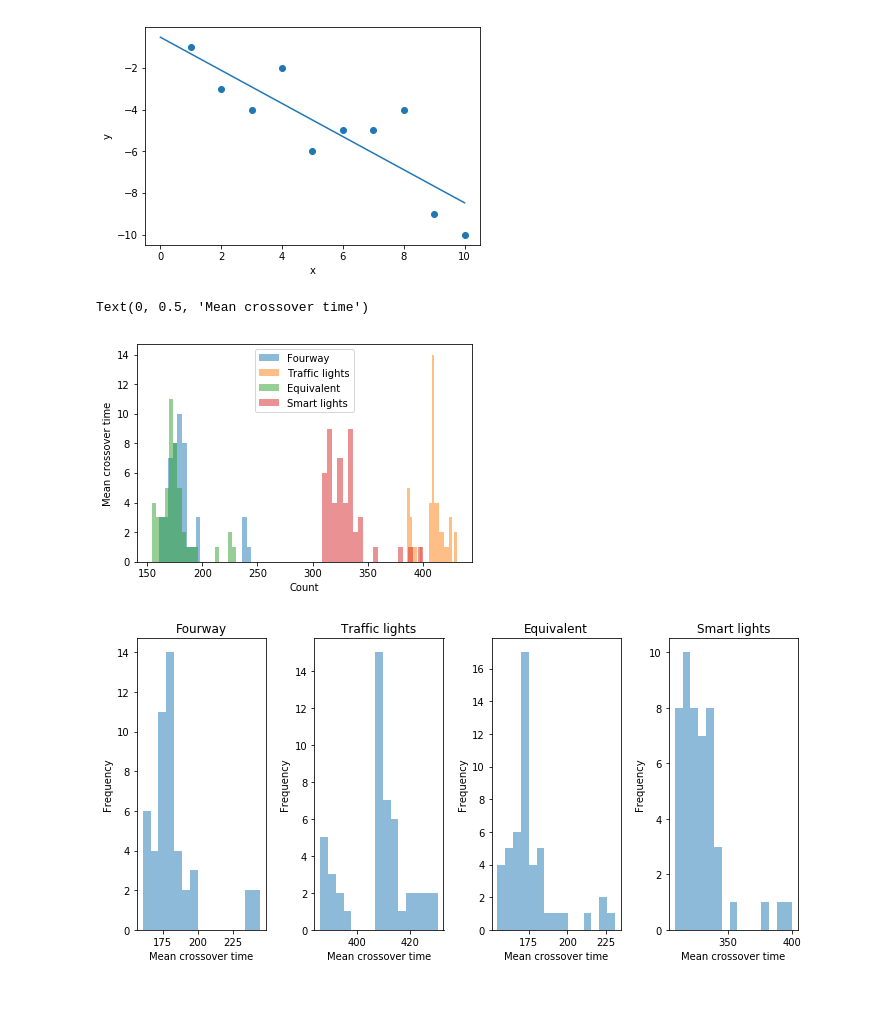
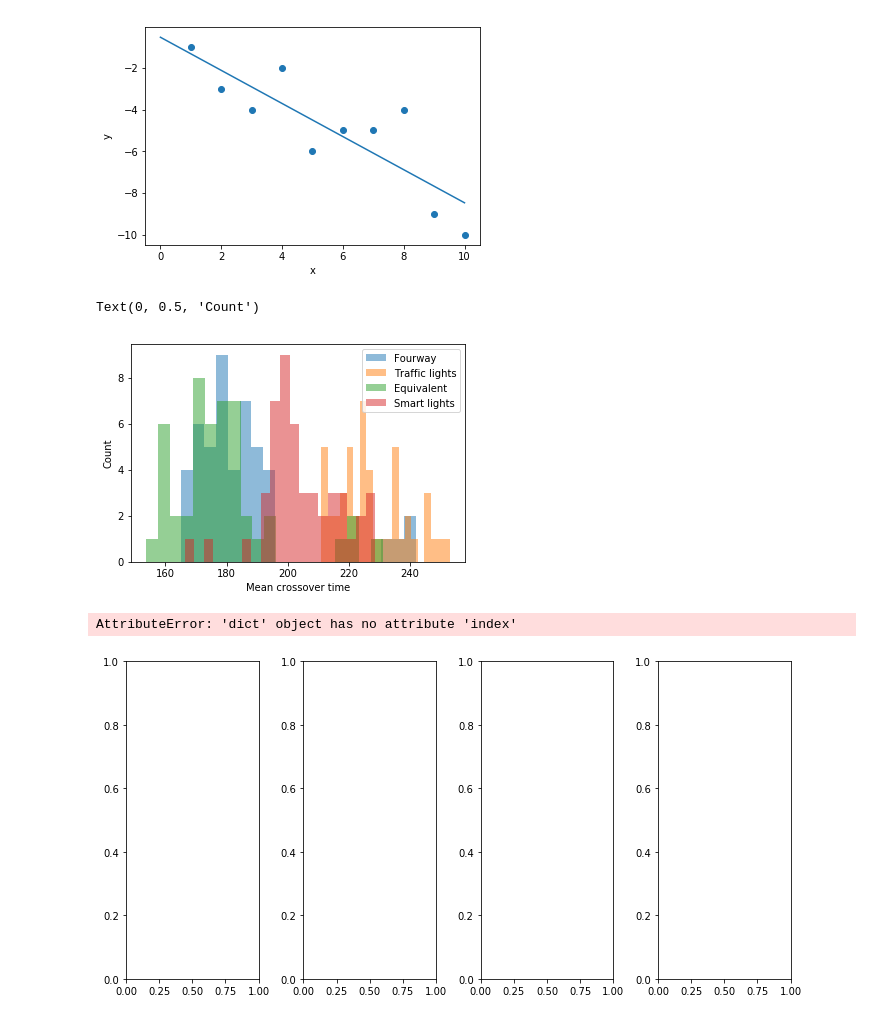
Before and after one commit to r-hoffmann/agent-based-modelling, a Jupyter notebook: graphs.ipynb, the cells around one changed output. Cells and saved outputs as stored; diff of their text form; code cells hidden in the pictures.

Commit message:
More reasonable traffic lights

```diff
--- a/graphs.ipynb
+++ b/graphs.ipynb
@@ -16,7 +16,7 @@ INTERSECTION_COLOR = {
 }
 
 def get_parameters(p_spawn=0.1, max_speed_horizontal=10, max_speed_vertical=10, intersection_type=0):
-    t_traffic_light_cycle=10
+    t_traffic_light_cycle=50
     p_bend = 0.33
     p_u_turn = 0.01
     p_left = p_bend
@@ -302,16 +288,17 @@ plt.legend()
 plt.xlabel('Mean crossover time')
 plt.ylabel('Count')
 # %% [output]
-Text(0, 0.5, 'Mean crossover time')
+Text(0, 0.5, 'Count')
-[figure, old version]
+[figure, new version]
 # %%
 fig, axs = plt.subplots(1, 4, figsize = (10,5), sharey=False, tight_layout=True)
 
 for key in cross_dict.keys():
-    ind = keys.index(key)
+    ind = cross_dict.index(key)
     axs[ind].hist(cross_dict[key], bins = 15, label = INTERSECTION_HUMAN[key], alpha = .5)
     axs[ind].set_title(INTERSECTION_HUMAN[key])
     axs[ind].set_ylabel('Frequency')
     axs[ind].set_xlabel('Mean crossover time')
 # %% [output]
+AttributeError: 'dict' object has no attribute 'index'
-[figure, old version]
+[figure, new version]
```
Also changed, not shown: parts of 1 cell of this notebook, 1 other file.
